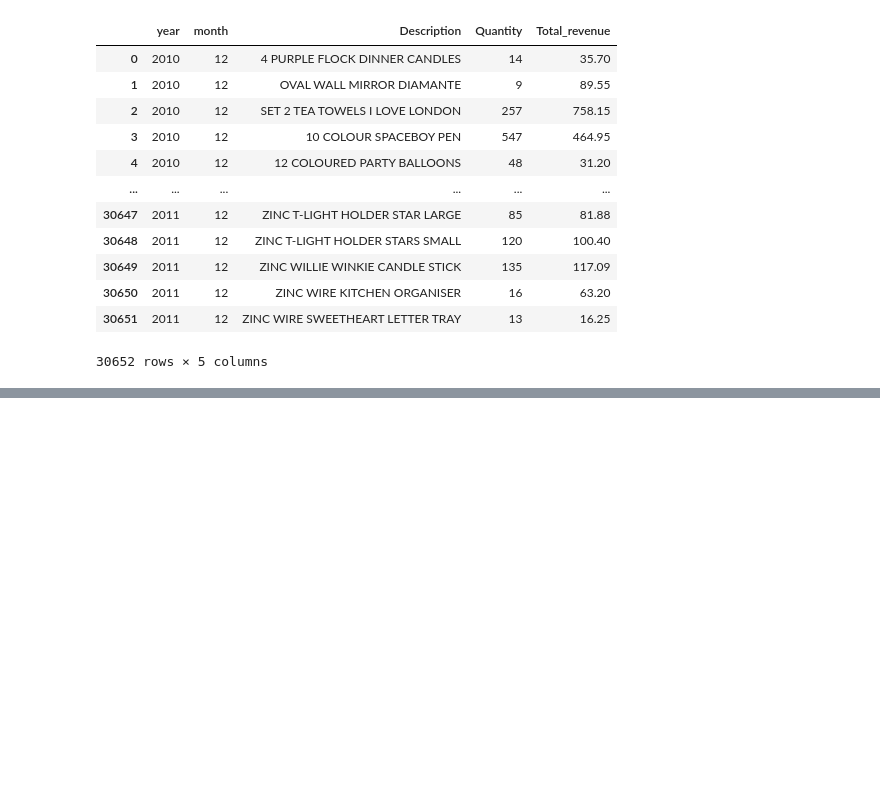
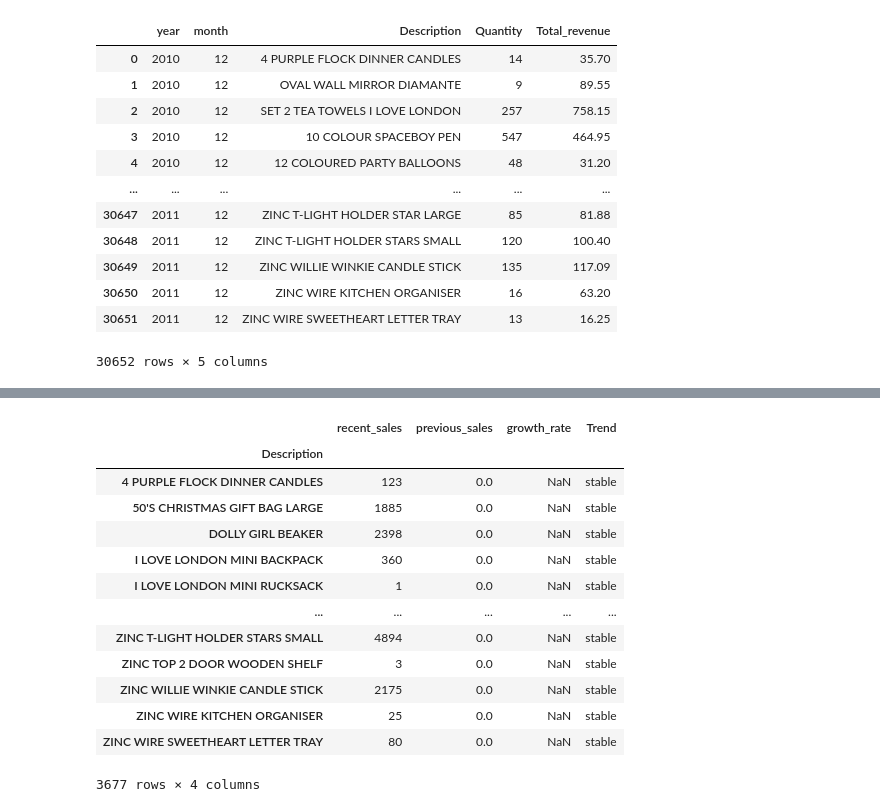
Before and after one commit to natnaelaster/Daily-exercise, a Jupyter notebook: day_3_product_performance & enventory Avalysis/product_performance.ipynb, the cells around one changed output, grey strips where cells are left out. Drawn from its saved outputs; the diff is of its cells as text; code cells hidden in the pictures; blank space fills up the shorter version.

```diff
--- a/day_3_product_performance & enventory Avalysis/product_performance.ipynb
+++ b/day_3_product_performance & enventory Avalysis/product_performance.ipynb
@@ -302,0 +306,36 @@ seasonal_products
+# %%
+# Declining products (last 3 months vs previous 3 months)
+
+current_date = df['InvoiceDate'].max()
+three_month_ago = current_date - pd.DateOffset(month=3)
+six_month_ago = current_date - pd.DateOffset(month=6)
+
+recent_sales = df[df['InvoiceDate'] > three_month_ago].groupby('Description')['Quantity'].sum()
+previous_sales = df[(df['InvoiceDate'] > six_month_ago) & (df['InvoiceDate'] <= three_month_ago)].groupby('Description')['Quantity'].sum()
+
+sales_comparision = pd.DataFrame({
+    'recent_sales': recent_sales,
+    'previous_sales': previous_sales
+}).fillna(0)
+
+sales_comparision['growth_rate'] = (sales_comparision['recent_sales'] - sales_comparision['previous_sales'])/sales_comparision['previous_sales'].replace(0, np.nan)
+
+sales_comparision['Trend'] = np.where(sales_comparision['growth_rate'] < 0.2, 'Decline',
+                                      np.where(sales_comparision['growth_rate'] > 0.2, 'growth', 'stable'))
+
+sales_comparision
+# %% [output]
+|  | recent_sales | previous_sales | growth_rate | Trend |
+| Description |  |  |  |  |
+| 4 PURPLE FLOCK DINNER CANDLES | 123 | 0.0 | NaN | stable |
+| 50'S CHRISTMAS GIFT BAG LARGE | 1885 | 0.0 | NaN | stable |
+| DOLLY GIRL BEAKER | 2398 | 0.0 | NaN | stable |
+| I LOVE LONDON MINI BACKPACK | 360 | 0.0 | NaN | stable |
+| I LOVE LONDON MINI RUCKSACK | 1 | 0.0 | NaN | stable |
+| ... | ... | ... | ... | ... |
+| ZINC T-LIGHT HOLDER STARS SMALL | 4894 | 0.0 | NaN | stable |
+| ZINC TOP 2 DOOR WOODEN SHELF | 3 | 0.0 | NaN | stable |
+| ZINC WILLIE WINKIE CANDLE STICK | 2175 | 0.0 | NaN | stable |
+| ZINC WIRE KITCHEN ORGANISER | 25 | 0.0 | NaN | stable |
+| ZINC WIRE SWEETHEART LETTER TRAY | 80 | 0.0 | NaN | stable |
+3677 rows × 4 columns
```
Also changed, not shown: parts of 1 cell of this notebook.
